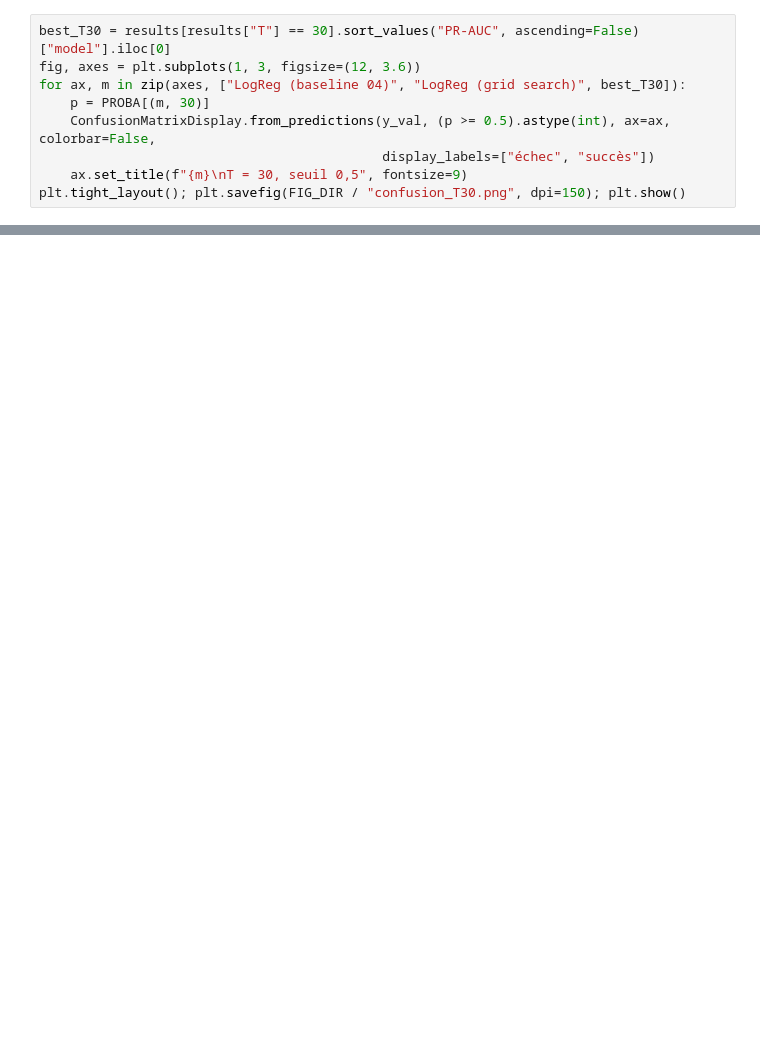
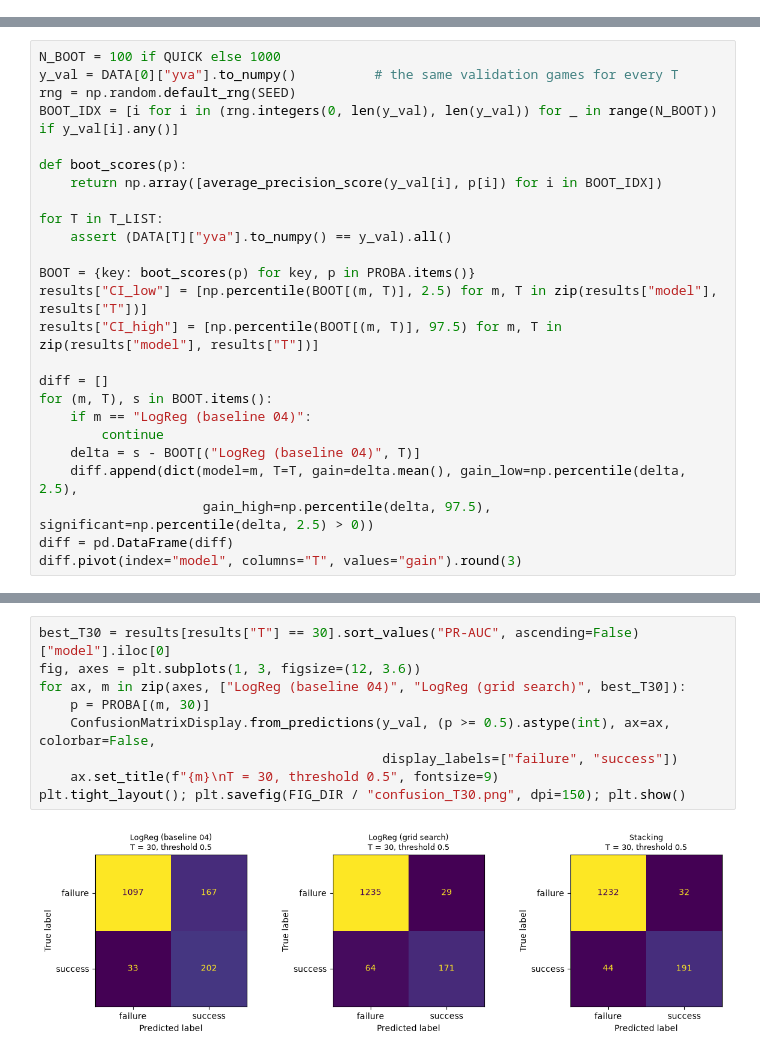
Before and after one commit to KZH-etu/SteamGameIA, a Jupyter notebook: notebooks/05_models.ipynb, the cells around one changed output, grey strips where cells are left out. Cells and saved outputs as stored; diff of their text form; blank space fills up the shorter version.

```diff
--- a/notebooks/05_models.ipynb
+++ b/notebooks/05_models.ipynb
@@ -383,9 +0,0 @@ plt.savefig(FIG_DIR / "prauc_vs_T_models.png", dpi=150); plt.show()
-# %%
-best_T30 = results[results["T"] == 30].sort_values("PR-AUC", ascending=False)["model"].iloc[0]
-fig, axes = plt.subplots(1, 3, figsize=(12, 3.6))
-for ax, m in zip(axes, ["LogReg (baseline 04)", "LogReg (grid search)", best_T30]):
-    p = PROBA[(m, 30)]
-    ConfusionMatrixDisplay.from_predictions(y_val, (p >= 0.5).astype(int), ax=ax, colorbar=False,
-                                            display_labels=["échec", "succès"])
-    ax.set_title(f"{m}\nT = 30, seuil 0,5", fontsize=9)
-plt.tight_layout(); plt.savefig(FIG_DIR / "confusion_T30.png", dpi=150); plt.show()
@@ -488,0 +326,25 @@ Test non utilisé (RUN_TEST = False).
+# %%
+N_BOOT = 100 if QUICK else 1000
+y_val = DATA[0]["yva"].to_numpy()          # the same validation games for every T
+rng = np.random.default_rng(SEED)
+BOOT_IDX = [i for i in (rng.integers(0, len(y_val), len(y_val)) for _ in range(N_BOOT)) if y_val[i].any()]
+
+def boot_scores(p):
+    return np.array([average_precision_score(y_val[i], p[i]) for i in BOOT_IDX])
+
+for T in T_LIST:
+    assert (DATA[T]["yva"].to_numpy() == y_val).all()
+
+BOOT = {key: boot_scores(p) for key, p in PROBA.items()}
+results["CI_low"] = [np.percentile(BOOT[(m, T)], 2.5) for m, T in zip(results["model"], results["T"])]
+results["CI_high"] = [np.percentile(BOOT[(m, T)], 97.5) for m, T in zip(results["model"], results["T"])]
+
+diff = []
+for (m, T), s in BOOT.items():
+    if m == "LogReg (baseline 04)":
+        continue
+    delta = s - BOOT[("LogReg (baseline 04)", T)]
+    diff.append(dict(model=m, T=T, gain=delta.mean(), gain_low=np.percentile(delta, 2.5),
+                     gain_high=np.percentile(delta, 97.5), significant=np.percentile(delta, 2.5) > 0))
+diff = pd.DataFrame(diff)
+diff.pivot(index="model", columns="T", values="gain").round(3)
@@ -488,0 +393,11 @@ Test non utilisé (RUN_TEST = False).
+# %%
+best_T30 = results[results["T"] == 30].sort_values("PR-AUC", ascending=False)["model"].iloc[0]
+fig, axes = plt.subplots(1, 3, figsize=(12, 3.6))
+for ax, m in zip(axes, ["LogReg (baseline 04)", "LogReg (grid search)", best_T30]):
+    p = PROBA[(m, 30)]
+    ConfusionMatrixDisplay.from_predictions(y_val, (p >= 0.5).astype(int), ax=ax, colorbar=False,
+                                            display_labels=["failure", "success"])
+    ax.set_title(f"{m}\nT = 30, threshold 0.5", fontsize=9)
+plt.tight_layout(); plt.savefig(FIG_DIR / "confusion_T30.png", dpi=150); plt.show()
+# %% [output]
+[figure, added]
```
Also changed, not shown: parts of 51 cells of this notebook, 8 other files.
